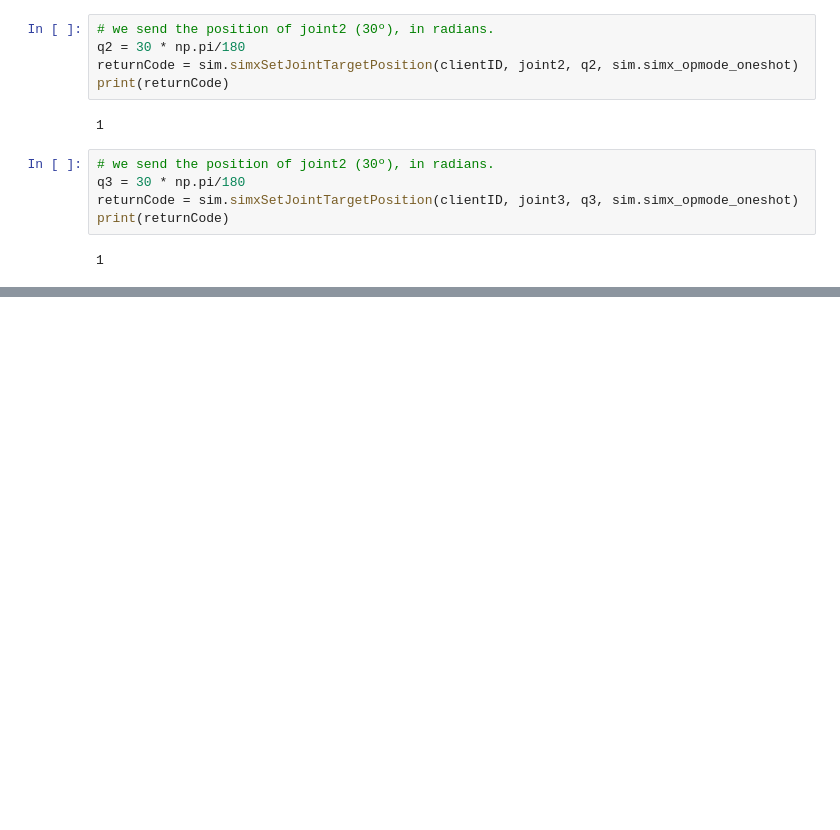
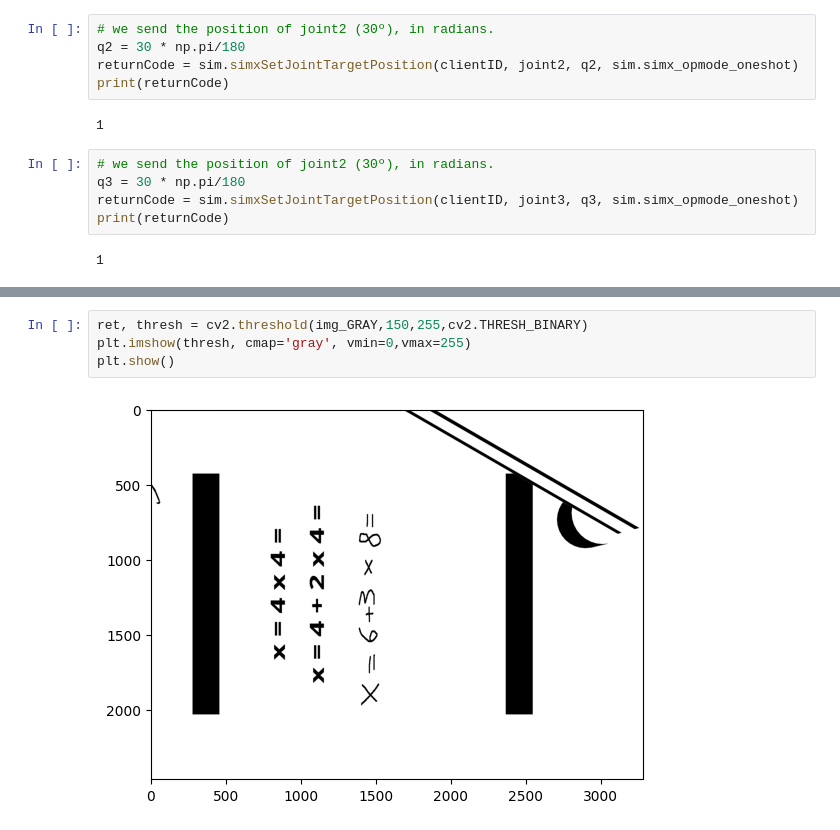
Before and after one commit to Dzen456/CalcUABlator, a Jupyter notebook: CoppeliaSim_CalcUABlator/CoppeliaSim_CalcUABlator_script.ipynb, the cells around one changed output, grey strips where cells are left out. Saved outputs shown, nothing was run; the diff lists cells and outputs as text; blank space fills up the shorter version.

```diff
--- a/CoppeliaSim_CalcUABlator/CoppeliaSim_CalcUABlator_script.ipynb
+++ b/CoppeliaSim_CalcUABlator/CoppeliaSim_CalcUABlator_script.ipynb
@@ -58,0 +107,6 @@ print(returnCode)
+# %%
+ret, thresh = cv2.threshold(img_GRAY,150,255,cv2.THRESH_BINARY)
+plt.imshow(thresh, cmap='gray', vmin=0,vmax=255)
+plt.show()
+# %% [output]
+[figure, added]
```
Also changed, not shown: parts of 14 cells of this notebook, 4 other files.
